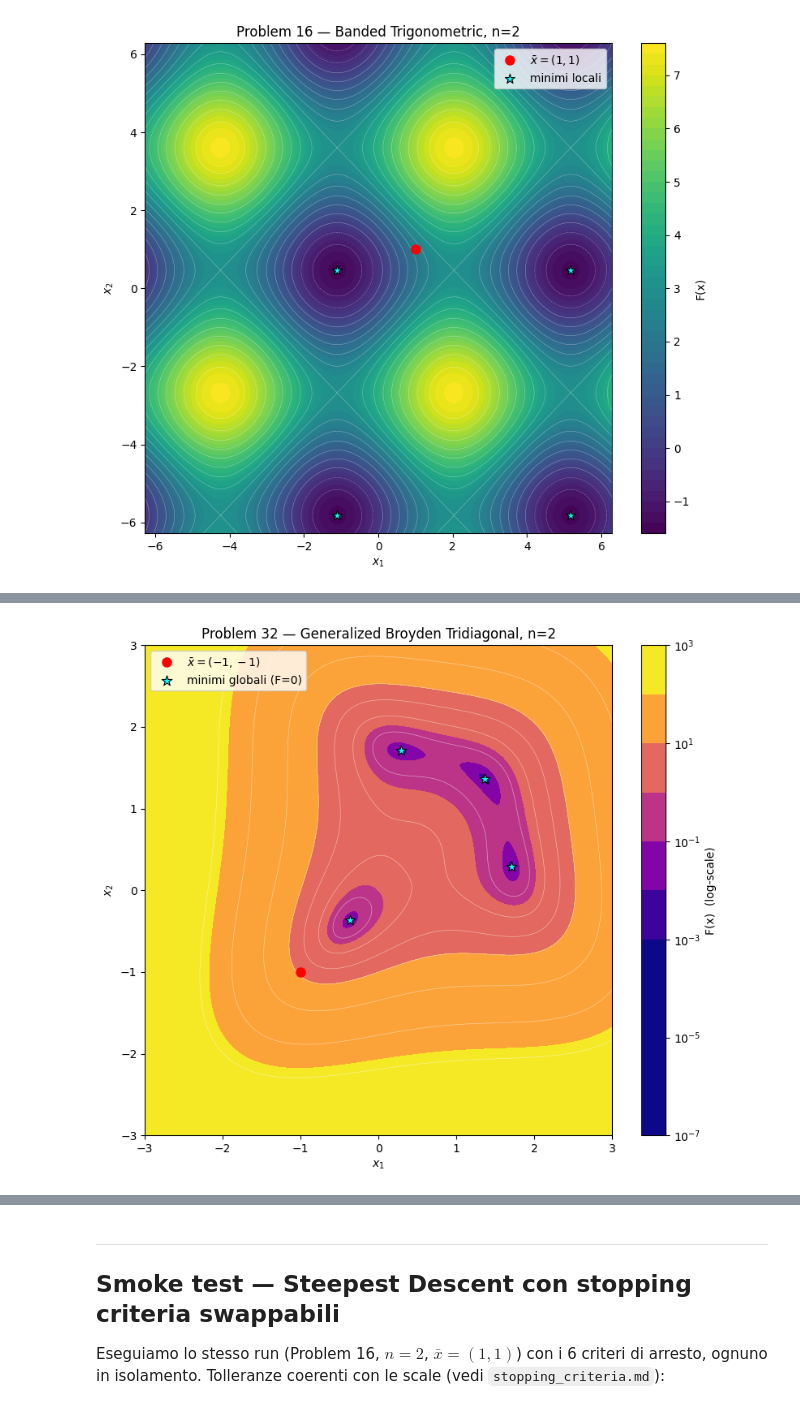
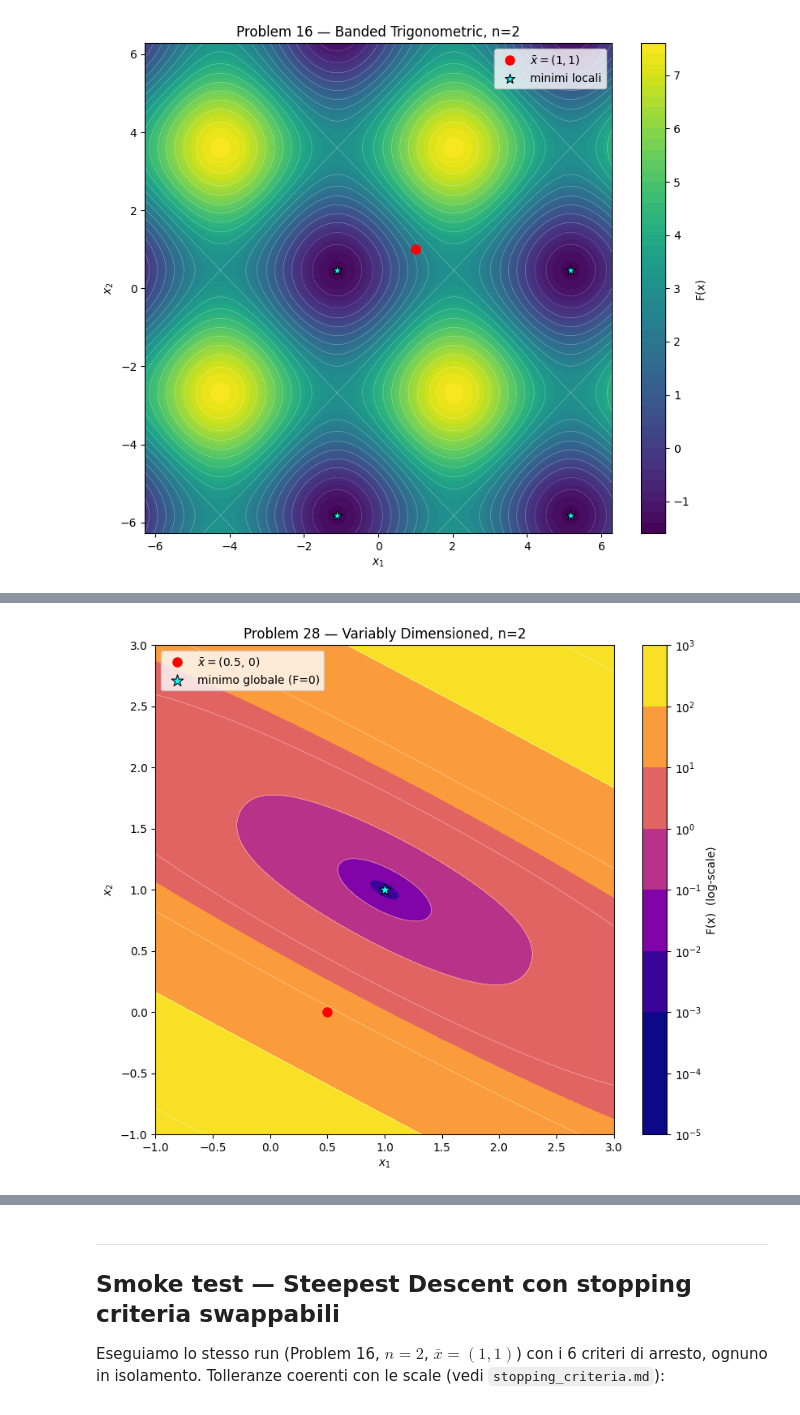
Before and after one commit to aleg917/Unconstrained_Optimization_Project, a Jupyter notebook: main.ipynb, the cells around one changed output, grey strips where cells are left out. Saved outputs shown, nothing was run; the diff lists cells and outputs as text; code cells hidden in the pictures.

```diff
--- a/main.ipynb
+++ b/main.ipynb
@@ -136,42 +145,37 @@ from src.gradients.problem32 import grad_f32
 # %%
-# Visualizzazione Problem 32, n=2
+# Visualizzazione Problem 28, n=2
 from matplotlib.colors import LogNorm
 
-x_lo, x_hi = -3, 3
+# Finestra centrata sul minimo globale x* = (1, 1)
+x_lo, x_hi = -1.0, 3.0
 x1_range = np.linspace(x_lo, x_hi, 400)
 x2_range = np.linspace(x_lo, x_hi, 400)
 X1, X2 = np.meshgrid(x1_range, x2_range)
 
-Z = np.vectorize(lambda a, b: f32(np.array([a, b])))(X1, X2)
+Z = np.vectorize(lambda a, b: f28(np.array([a, b])))(X1, X2)
 
-# Minimi globali (F = 0): radici simultanee di f_1 = f_2 = 0.
-# Per n=2, l'eliminazione porta al polinomio:
-#     (2u^2 - 2u - 1)(2u^2 - 4u + 1) = 0
-# con due coppie di radici (diagonale e off-diagonale, simmetriche x1<->x2).
-mins = np.array([
-    [(1 + np.sqrt(3))/2, (1 + np.sqrt(3))/2],   # ≈ ( 1.366,  1.366)
-    [(1 - np.sqrt(3))/2, (1 - np.sqrt(3))/2],   # ≈ (-0.366, -0.366)
-    [(2 + np.sqrt(2))/2, (2 - np.sqrt(2))/2],   # ≈ ( 1.707,  0.293)
-    [(2 - np.sqrt(2))/2, (2 + np.sqrt(2))/2],   # ≈ ( 0.293,  1.707)
-])
+x_star = np.array([1.0, 1.0])      # minimo globale (F = 0)
+x0_bar = x_bar_28(2)               # = (0.5, 0.0)
 
 fig, ax = plt.subplots(figsize=(8, 7))
-# log-scale: evidenzia le valli (F -> 0) altrimenti invisibili in scala lineare
+# log-scale: F cresce come ~ S^4 lungo la direzione j=(1,2);
+# in scala lineare le curve di livello attorno a x* sarebbero schiacciate.
 cf = ax.contourf(X1, X2, np.maximum(Z, 1e-6), levels=50,
                  norm=LogNorm(vmin=1e-3, vmax=Z.max()), cmap='plasma')
-ax.contour(X1, X2, Z, levels=[0.5, 2, 5, 10, 25, 60, 120],
+ax.contour(X1, X2, Z, levels=[0.1, 1, 5, 20, 100, 500, 2000],
            colors='white', linewidths=0.5, alpha=0.5)
-ax.plot(-1, -1, 'ro', markersize=8, label=r'$\bar{x}=(-1,-1)$')
-ax.scatter(mins[:, 0], mins[:, 1], c='cyan', s=90, marker='*',
-           edgecolor='black', linewidths=0.8, label='minimi globali (F=0)',
-           zorder=5)
+ax.plot(x0_bar[0], x0_bar[1], 'ro', markersize=8,
+        label=r'$\bar{x}=(0.5,\,0)$')
+ax.scatter([x_star[0]], [x_star[1]], c='cyan', s=120, marker='*',
+           edgecolor='black', linewidths=0.8,
+           label='minimo globale (F=0)', zorder=5)
 ax.set_xlabel('$x_1$')
 ax.set_ylabel('$x_2$')
-ax.set_title('Problem 32 — Generalized Broyden Tridiagonal, n=2')
+ax.set_title('Problem 28 — Variably Dimensioned, n=2')
 plt.colorbar(cf, ax=ax, label='F(x)  (log-scale)')
 ax.legend(loc='upper left')
 plt.tight_layout()
 plt.show()
 # %% [output]
-[figure, old version]
+[figure, new version]
 # %%
```
Also changed, not shown: parts of 7 cells of this notebook, 17 other files.
